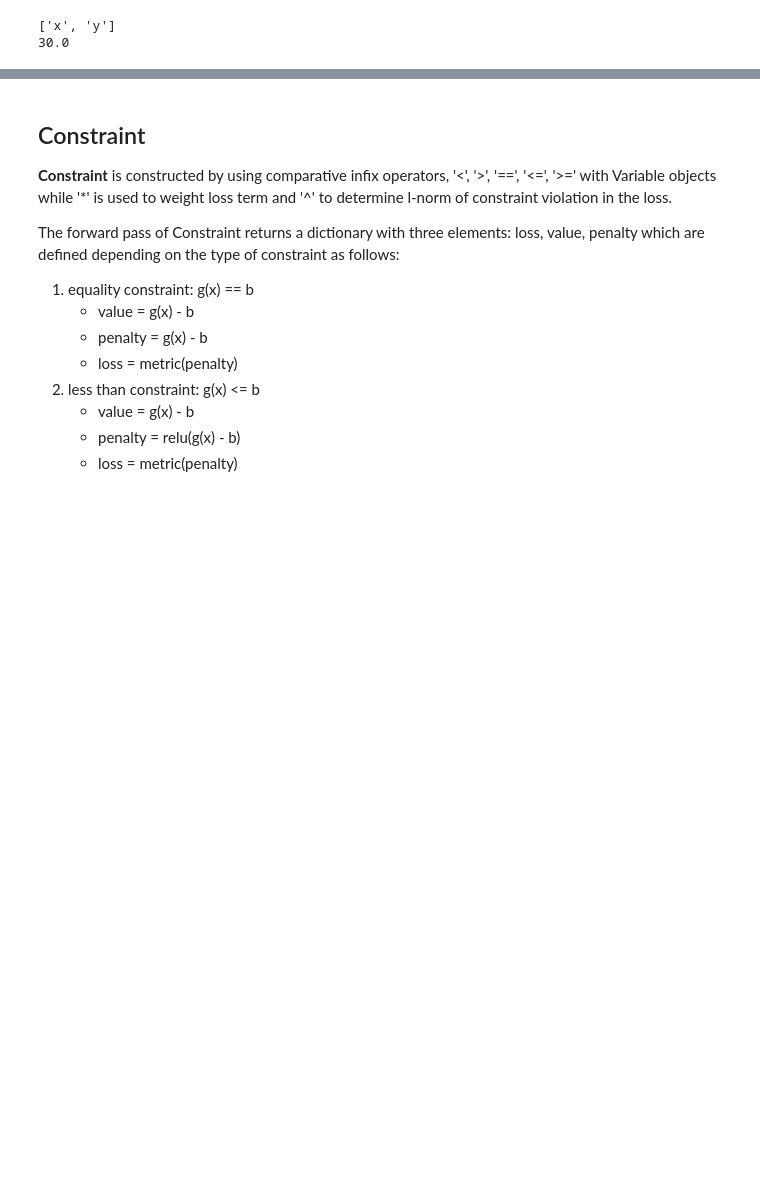
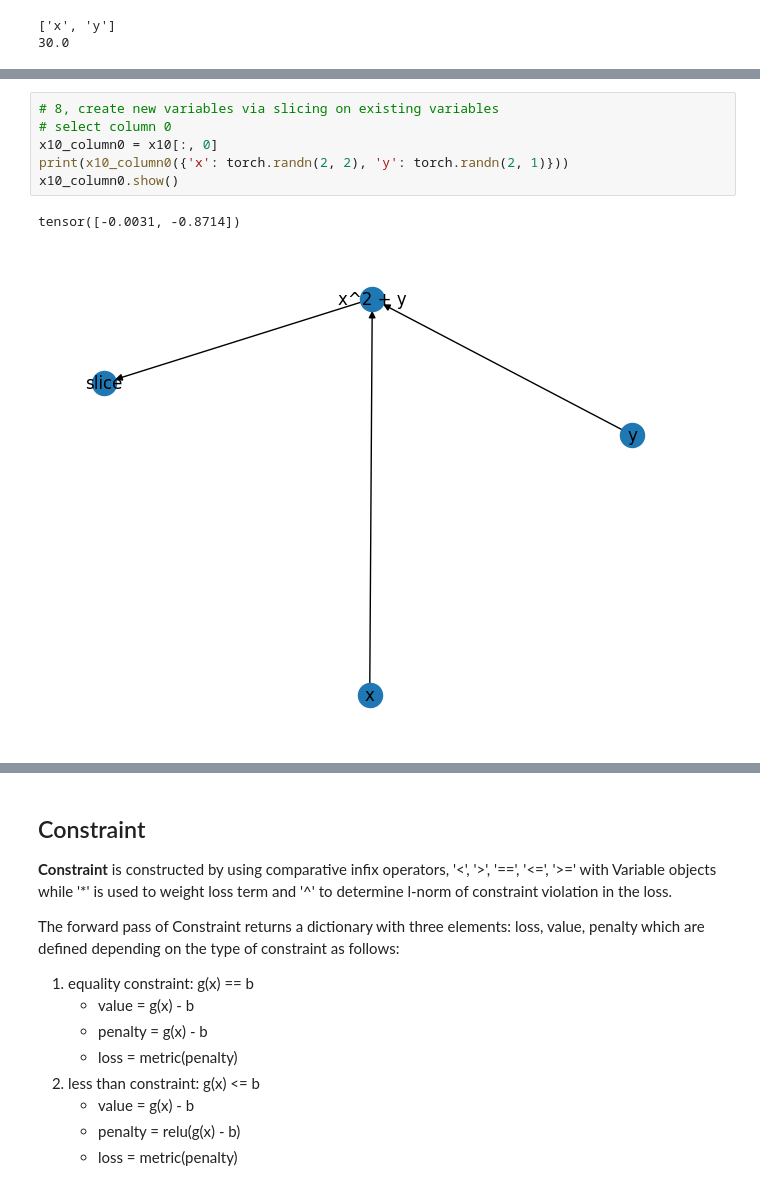
Before and after one commit to pnnl/neuromancer, a Jupyter notebook: examples/tutorials/part_2_variable.ipynb, the cells around one changed output, grey strips where cells are left out. Saved outputs shown, nothing was run; the diff lists cells and outputs as text; blank space fills up the shorter version.

```diff
--- a/examples/tutorials/part_2_variable.ipynb
+++ b/examples/tutorials/part_2_variable.ipynb
@@ -130,0 +131,9 @@ x10.show()  # visualize computational graph of Variable
+# %%
+# 8, create new variables via slicing on existing variables
+# select column 0
+x10_column0 = x10[:, 0]
+print(x10_column0({'x': torch.randn(2, 2), 'y': torch.randn(2, 1)}))
+x10_column0.show()
+# %% [output]
+tensor([-0.0031, -0.8714])
+[figure, added]
```
Also changed, not shown: parts of 8 cells of this notebook, 3 other files.
